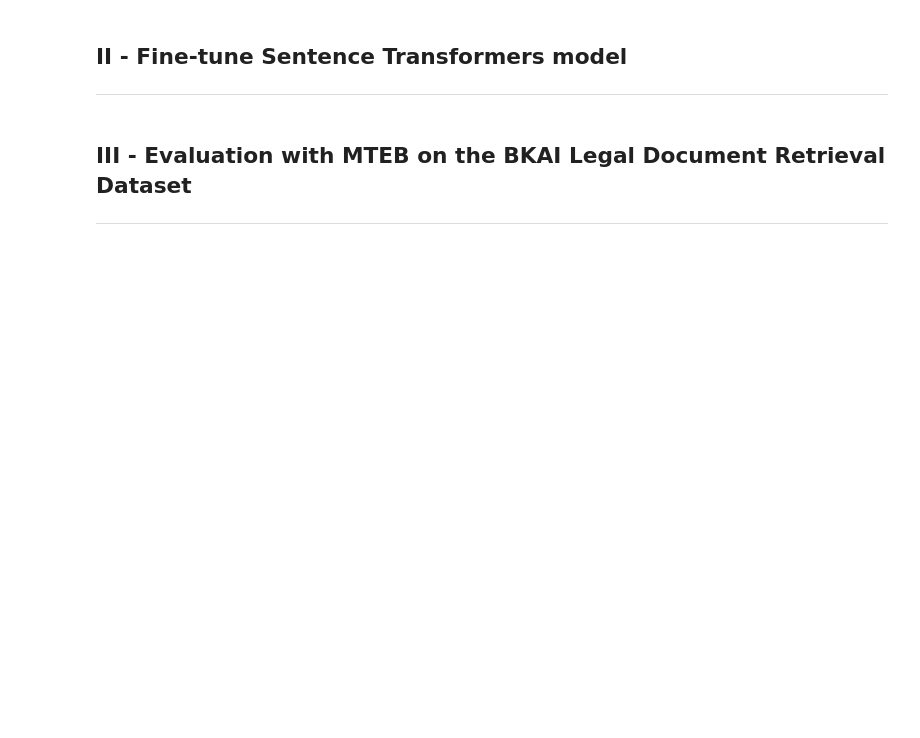
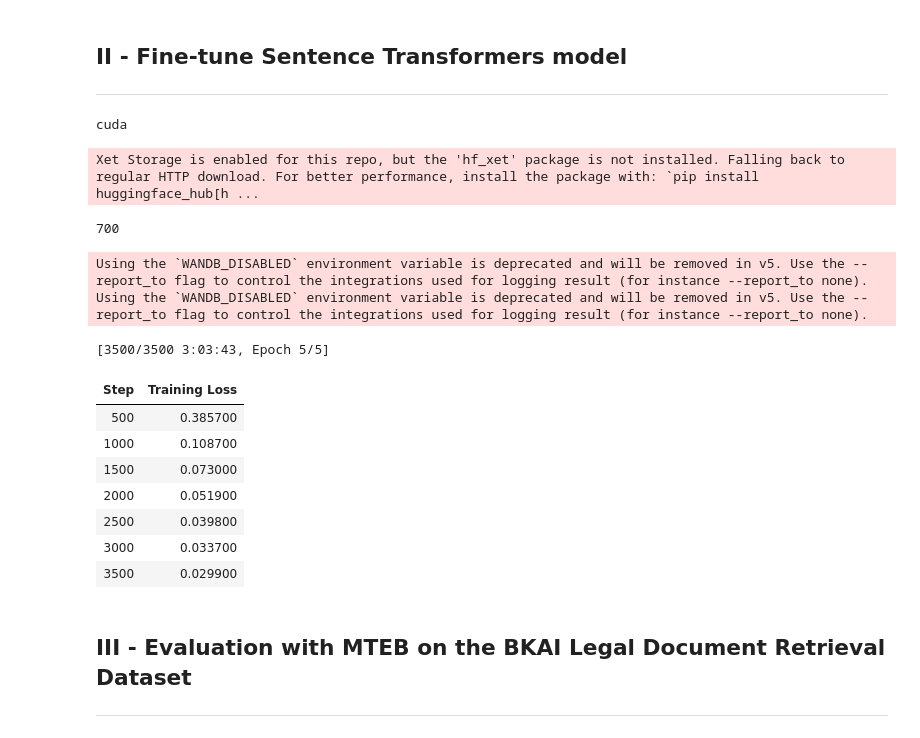
Before and after one commit to YuITC/Vietnamese-Legal-Doc-Retrieval, a Jupyter notebook: 1-fine-tune-vn-legal-doc-retrieval.ipynb, the cells around one changed output. Drawn from its saved outputs; the diff is of its cells as text; code cells hidden in the pictures; blank space fills up the shorter version.

```diff
--- a/1-fine-tune-vn-legal-doc-retrieval.ipynb
+++ b/1-fine-tune-vn-legal-doc-retrieval.ipynb
@@ -64,6 +96,6 @@ torch.manual_seed(42)
 # %%
 corpus_data = pd.read_csv('data/corpus.csv')
-train_data  = pd.read_csv('data/train.csv'    , converters={'context': literal_eval})
+train_data  = pd.read_csv('data/train_split.csv', converters={'context': literal_eval})
 test_data   = pd.read_csv('data/val_split.csv', converters={'context': literal_eval})
 
 print(f"Train data: {len(train_data)}")
@@ -90,15 +135,17 @@ print(f"Test size : {len(samples['test'])}")
 ## **II - Fine-tune Sentence Transformers model**
 ---
 # %%
-os.makedirs('cache/finetune', exist_ok=True)
-os.makedirs('output/finetune', exist_ok=True)
+os.makedirs('finetune_cache', exist_ok=True)
+os.makedirs('finetune_output', exist_ok=True)
 
-CACHE_DIR = 'cache/finetune/'
-MODEL_DIR = 'output/finetune/'
+CACHE_DIR  = 'finetune_cache'
+OUTPUT_DIR = 'finetune_output'
 
 BATCH_SIZE = 128
 DEVICE     = 'cuda' if torch.cuda.is_available() else 'cpu'
 print(DEVICE)
+# %% [output]
+cuda
 # %%
 model_id = 'google-bert/bert-base-multilingual-cased'
 
@@ -114,22 +161,39 @@ finetuned_model = SentenceTransformer(
     modules=[word_embedding_model, pooling_model], device=DEVICE,
     cache_folder=CACHE_DIR
 )
+# %% [output]
+Xet Storage is enabled for this repo, but the 'hf_xet' package is not installed. Falling back to regular HTTP download. For better performance, install the package with: `pip install huggingface_hub[h ...
 # %%
 train_dataloader = DataLoader(samples['train'], shuffle=True, batch_size=BATCH_SIZE,
-                              num_workers=4, pin_memory=True, prefetch_factor=2)
+                              pin_memory=True)
 
 print(len(train_dataloader))
+# %% [output]
+700
 # %%
 train_loss = losses.CachedMultipleNegativesRankingLoss(model=finetuned_model)
 
 finetuned_model.fit(
     train_objectives=[(train_dataloader, train_loss)],
-    epochs=10,
-    output_path=MODEL_DIR,
+    epochs=5,
+    output_path=OUTPUT_DIR,
     optimizer_params={'lr': 3e-5},
     show_progress_bar=True,
-    use_amp=True
+    use_amp=True,
+    warmup_steps=100
 )
+# %% [output]
+Using the `WANDB_DISABLED` environment variable is deprecated and will be removed in v5. Use the --report_to flag to control the integrations used for logging result (for instance --report_to none).
+Using the `WANDB_DISABLED` environment variable is deprecated and will be removed in v5. Use the --report_to flag to control the integrations used for logging result (for instance --report_to none).
+[3500/3500 3:03:43, Epoch 5/5]
+| Step | Training Loss |
+| 500 | 0.385700 |
+| 1000 | 0.108700 |
+| 1500 | 0.073000 |
+| 2000 | 0.051900 |
+| 2500 | 0.039800 |
+| 3000 | 0.033700 |
+| 3500 | 0.029900 |
 # %% [markdown]
 ## **III - Evaluation with MTEB on the BKAI Legal Document Retrieval Dataset**
 ---
```
Also changed, not shown: parts of 16 cells of this notebook, 7 other files.
